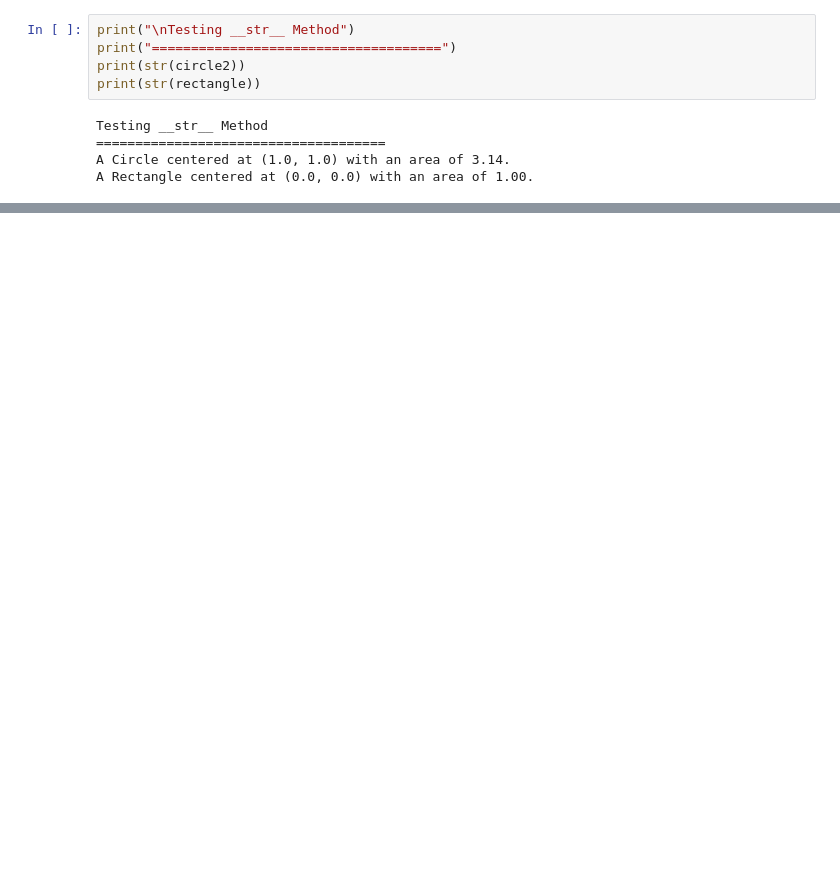
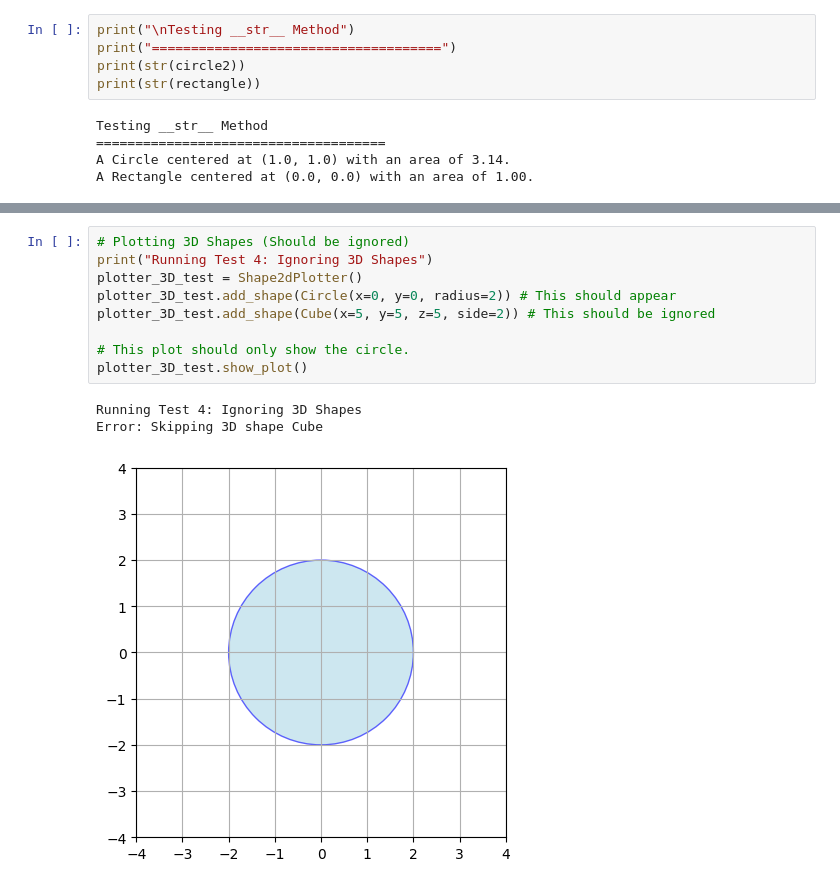
Before and after one commit to indiramahadiva/lab_2_indiramahadiva_python_DE25, a Jupyter notebook: main_test.ipynb, the cells around one changed output, grey strips where cells are left out. Drawn from its saved outputs; the diff is of its cells as text; blank space fills up the shorter version.

```diff
--- a/main_test.ipynb
+++ b/main_test.ipynb
@@ -106,0 +153,13 @@ A Rectangle centered at (0.0, 0.0) with an area of 1.00.
+# %%
+# Plotting 3D Shapes (Should be ignored)
+print("Running Test 4: Ignoring 3D Shapes")
+plotter_3D_test = Shape2dPlotter()
+plotter_3D_test.add_shape(Circle(x=0, y=0, radius=2)) # This should appear
+plotter_3D_test.add_shape(Cube(x=5, y=5, z=5, side=2)) # This should be ignored
+
+# This plot should only show the circle.
+plotter_3D_test.show_plot()
+# %% [output]
+Running Test 4: Ignoring 3D Shapes
+Error: Skipping 3D shape Cube
+[figure, added]
```
Also changed, not shown: parts of 7 cells of this notebook, 7 other files.
